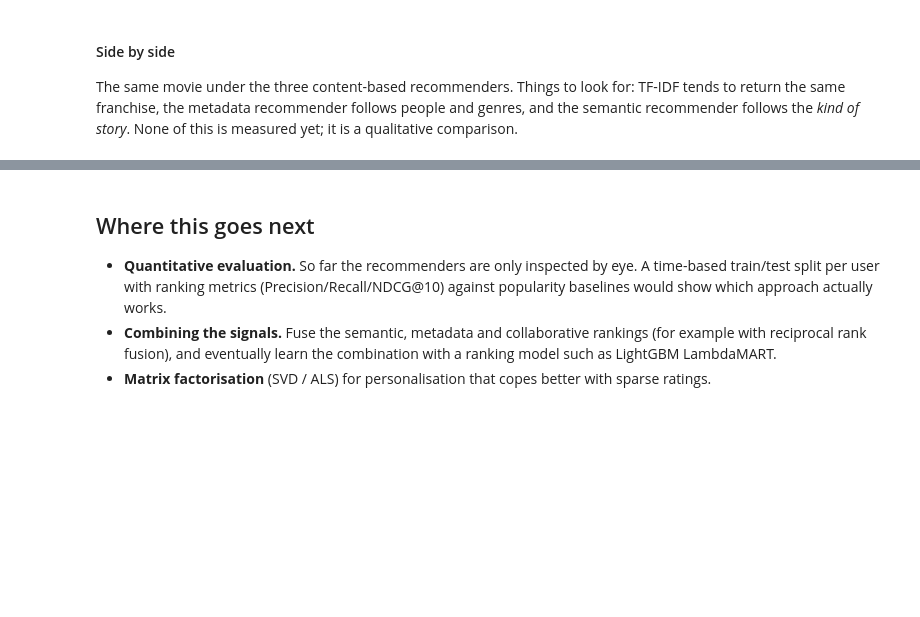
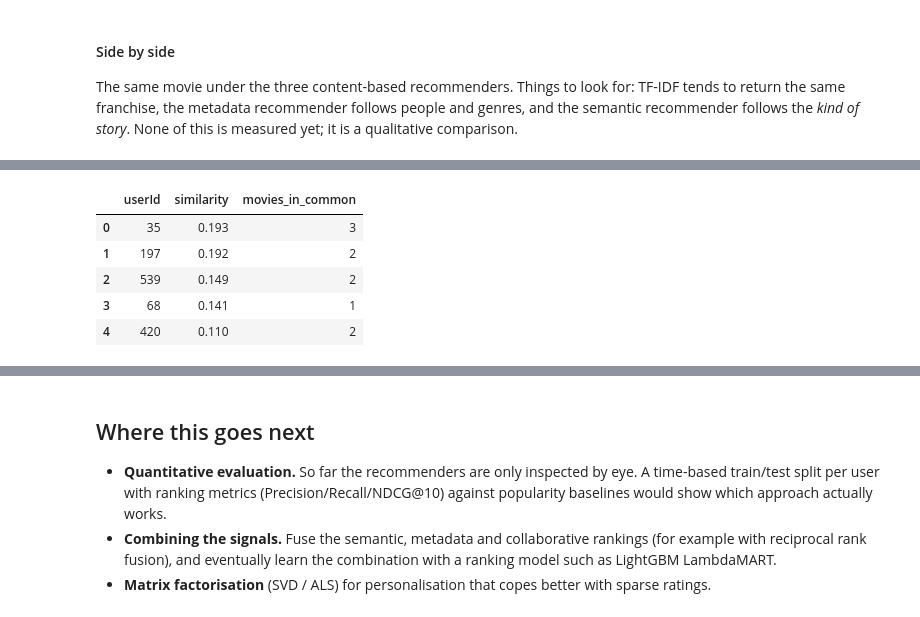
Before and after one commit to asitdave/Movie-Recommendation-System, a Jupyter notebook: Movie-Recommender.ipynb, the cells around one changed output, grey strips where cells are left out. Drawn from its saved outputs; the diff is of its cells as text; code cells hidden in the pictures; blank space fills up the shorter version.

```diff
--- a/Movie-Recommender.ipynb
+++ b/Movie-Recommender.ipynb
@@ -357,3 +578,10 @@ A user's highest-rated movies, and what item-item CF recommends to them:
 # %%
-liked_by_user(1)
+similar_users(user_id=1)
+# %% [output]
+|  | userId | similarity | movies_in_common |
+| 0 | 35 | 0.193 | 3 |
+| 1 | 197 | 0.192 | 2 |
+| 2 | 539 | 0.149 | 2 |
+| 3 | 68 | 0.141 | 1 |
+| 4 | 420 | 0.110 | 2 |
 # %%
```
Also changed, not shown: parts of 33 cells of this notebook.
